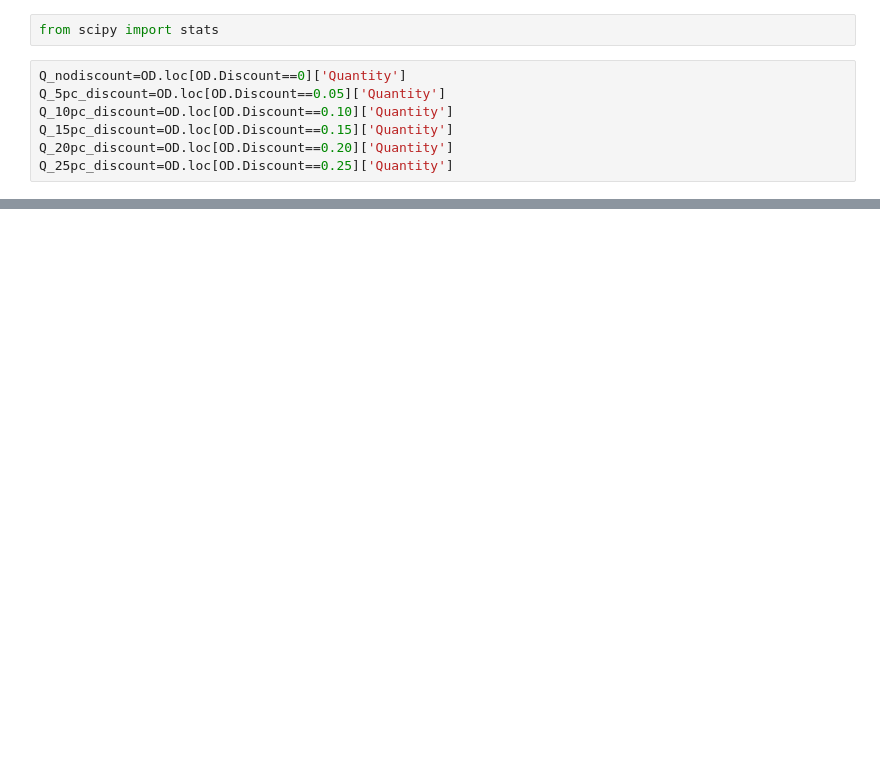
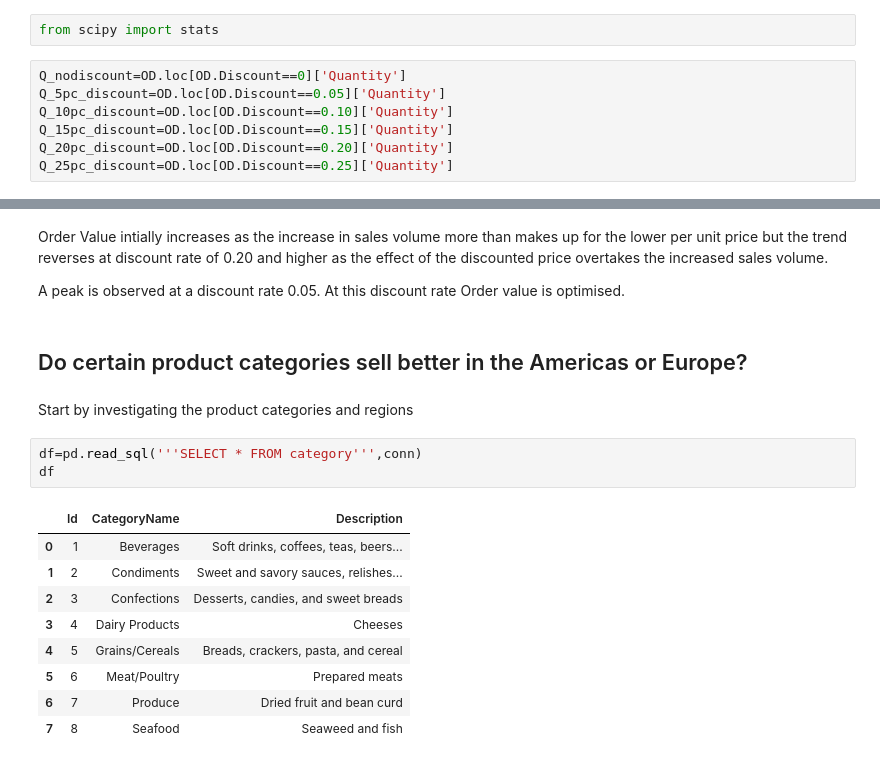
Before and after one commit to ktzioumis/Northwind-Traders, a Jupyter notebook: Project2.ipynb, the cells around one changed output, grey strips where cells are left out. Cells and saved outputs as stored; diff of their text form; blank space fills up the shorter version.

```diff
--- a/Project2.ipynb
+++ b/Project2.ipynb
@@ -206,0 +249,21 @@ print()
+# %% [markdown]
+Order Value intially increases as the increase in sales volume more than makes up for the lower per unit price but the trend reverses at discount rate of 0.20 and higher as the effect of the discounted price overtakes the increased sales volume.
+
+A peak is observed at a discount rate 0.05. At this discount rate Order value is optimised.
+# %% [markdown]
+## Do certain product categories sell better in the Americas or Europe?
+# %% [markdown]
+Start by investigating the product categories and regions
+# %%
+df=pd.read_sql('''SELECT * FROM category''',conn)
+df
+# %% [output]
+|  | Id | CategoryName | Description |
+| 0 | 1 | Beverages | Soft drinks, coffees, teas, beers... |
+| 1 | 2 | Condiments | Sweet and savory sauces, relishes... |
+| 2 | 3 | Confections | Desserts, candies, and sweet breads |
+| 3 | 4 | Dairy Products | Cheeses |
+| 4 | 5 | Grains/Cereals | Breads, crackers, pasta, and cereal |
+| 5 | 6 | Meat/Poultry | Prepared meats |
+| 6 | 7 | Produce | Dried fruit and bean curd |
+| 7 | 8 | Seafood | Seaweed and fish |
```
Also changed, not shown: parts of 15 cells of this notebook.
